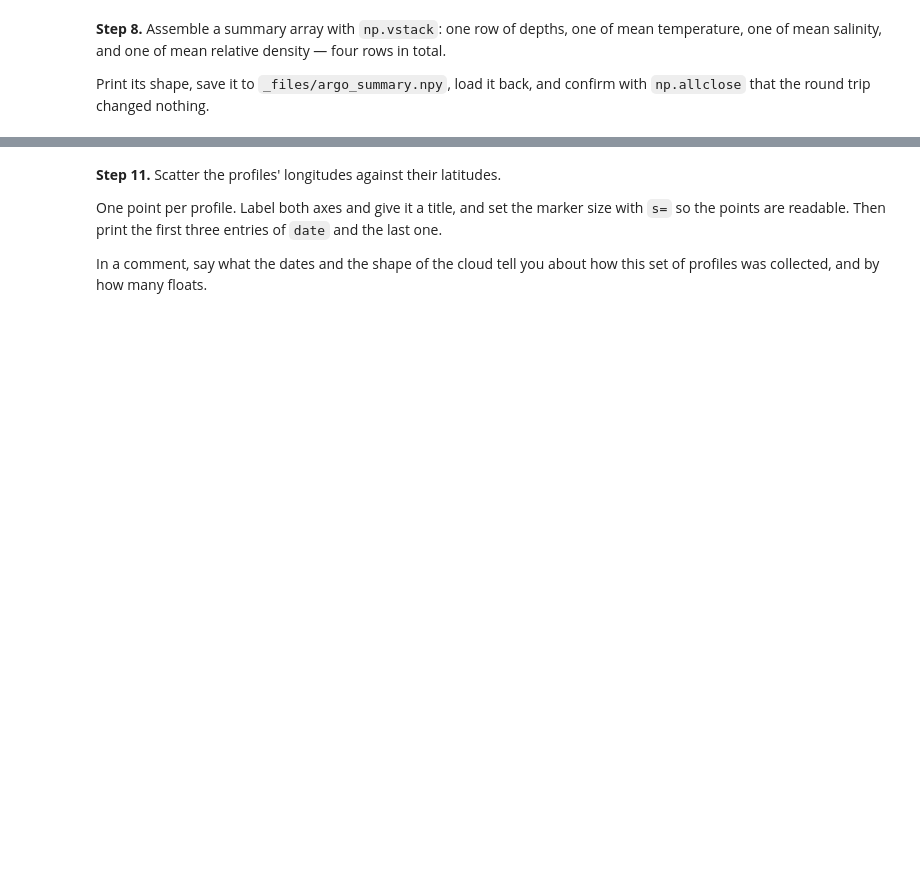
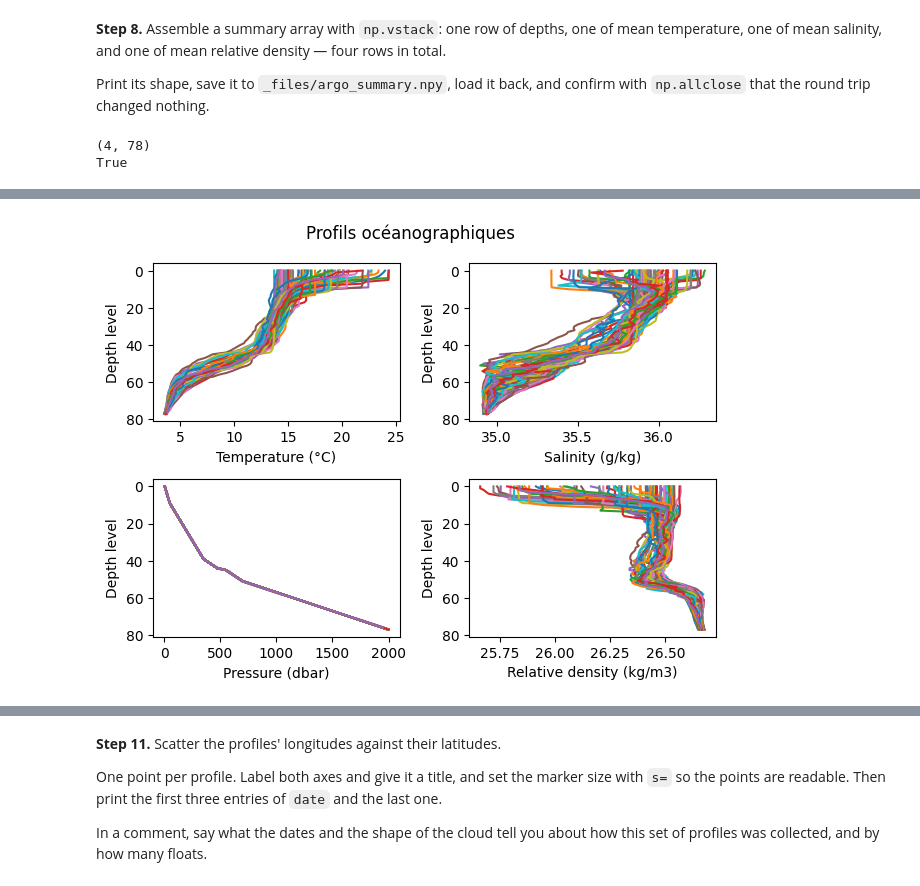
Before and after one commit to MaximeG2110/2026_Intro_Python, a Jupyter notebook: live/part-I/1.3-numpy-exercises.ipynb, the cells around one changed output, grey strips where cells are left out. Drawn from its saved outputs; the diff is of its cells as text; code cells hidden in the pictures; blank space fills up the shorter version.

```diff
--- a/live/part-I/1.3-numpy-exercises.ipynb
+++ b/live/part-I/1.3-numpy-exercises.ipynb
@@ -252,10 +417,18 @@ for f in sorted(files):
 
 Read the filenames printed above to work out which file is which.
 # %%
-# Your solution here
 # Hint: every file sits in the same folder, Path(files[0]).parent (Path comes from pathlib)
+folder = Path(files[0]).parent
 # Hint: join a filename onto that folder with /, as in Path("_files") / "station_daily.csv"
 # Hint: np.load(path) returns the array stored in a .npy file
+
+T = np.load(folder / "T.npy")
+S = np.load(folder / "S.npy")
+P = np.load(folder / "P.npy")
+date = np.load(folder / "date.npy")
+lat = np.load(folder / "lat.npy")
+lon = np.load(folder / "lon.npy")
+levels = np.load(folder / "levels.npy")
 # %% [markdown]
 **Step 2.** Print the `shape` of every array you loaded. Then answer in a comment: which
 dimension do `T`, `S`, and `P` share with `level`, and which do they share with `lat`, `lon`,
@@ -303,7 +503,12 @@ Source: Roquet et al. (2015), *J. Phys. Oceanogr.* 45, 2564–2579, and the
 # Pre-supplied: the conservative-temperature function from the gsw library
 from gsw import CT_from_t
 # %%
-# Your solution here
 # Hint: CT_from_t(SA, t, p) takes salinity, temperature, and pressure — in that order
 # Hint: the whole formula is one vectorised expression; no loop is needed
 # Hint: Theta**2 squares every element
+CT = CT_from_t(S, T, P)
+a = 7.718e-1
+b = -8.44e-2
+c = -4.561e-3
+relative_density = a*S + b*CT + (c*CT)**2
+print(relative_density.shape)
@@ -347,10 +604,20 @@ temperature, one of mean salinity, and one of mean relative density — four row
 Print its shape, save it to `_files/argo_summary.npy`, load it back, and confirm with `np.allclose`
 that the round trip changed nothing.
 # %%
-# Your solution here
 # Hint: np.vstack takes a list of 1D arrays and stacks them as rows
 # Hint: your summary should have shape (4, n_levels)
 # Hint: _files/ may not exist yet; create it first with Path("_files").mkdir(exist_ok=True)
+summary_array = np.vstack([levels, mean_T, mean_S, mean_relative_density])
+print(summary_array.shape)
+
+Path("_files").mkdir(exist_ok=True)
+np.save("_files/argo_summary.npy", summary_array)
+
+summary_array_reload = np.load("_files/argo_summary.npy")
+print(np.allclose(summary_array, summary_array_reload))
+# %% [output]
+(4, 78)
+True
 # %% [markdown]
 **Step 9.** Plot each of `T`, `S`, `P` and `relative_density` against depth — four figures, one
 per variable.
@@ -365,11 +632,39 @@ It will look messy, because 75 profiles are drawn on top of each other.
 
 <em>The salinity panel, as a check on yours. Label the axes and give each figure a title.</em>
 # %%
-# Your solution here
 # Hint: plt.figure() before each variable's plot, plt.show() after it
 # Hint: plt.plot(S, level) draws one line per column of S
 # Hint: the semicolon at the end of a plt.plot call suppresses the list of line objects
 # Hint: plt.xlabel, plt.ylabel and plt.title each take a string
+import matplotlib.pyplot as plt
+
+fig, axes = plt.subplots(2, 2)
+fig.suptitle("Profils océanographiques")
+
+axes[0, 0].plot(T, levels)
+axes[0, 0].invert_yaxis()
+axes[0, 0].set_xlabel("Temperature (°C)")
+axes[0, 0].set_ylabel("Depth level")
+
+axes[0, 1].plot(S, levels)
+axes[0, 1].invert_yaxis()
+axes[0, 1].set_xlabel("Salinity (g/kg)")
+axes[0, 1].set_ylabel("Depth level")
+
+axes[1, 0].plot(P, levels)
+axes[1, 0].invert_yaxis()
+axes[1, 0].set_xlabel("Pressure (dbar)")
+axes[1, 0].set_ylabel("Depth level")
+
+axes[1, 1].plot(relative_density, levels)
+axes[1, 1].invert_yaxis()
+axes[1, 1].set_xlabel("Relative density (kg/m3)")
+axes[1, 1].set_ylabel("Depth level")
+
+plt.tight_layout()
+plt.show()
+# %% [output]
+[figure, added]
 # %% [markdown]
 **Step 10.** Now plot only the *mean* profile of each variable, with the standard deviation as
 error bars.
```
Also changed, not shown: parts of 24 cells of this notebook.
